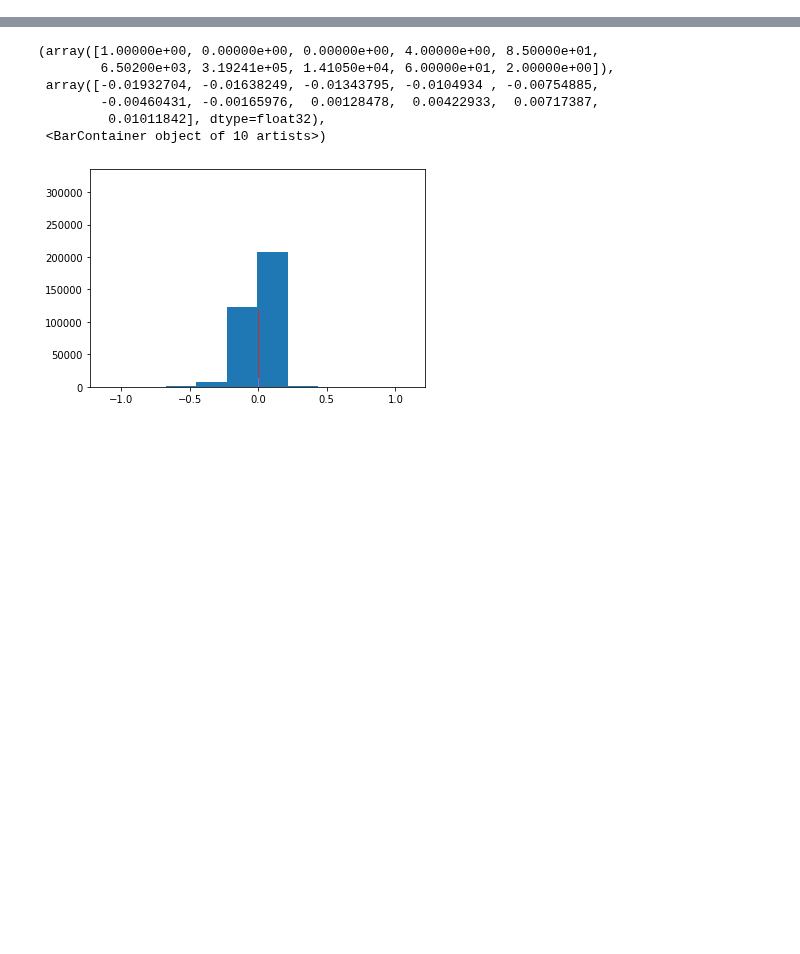
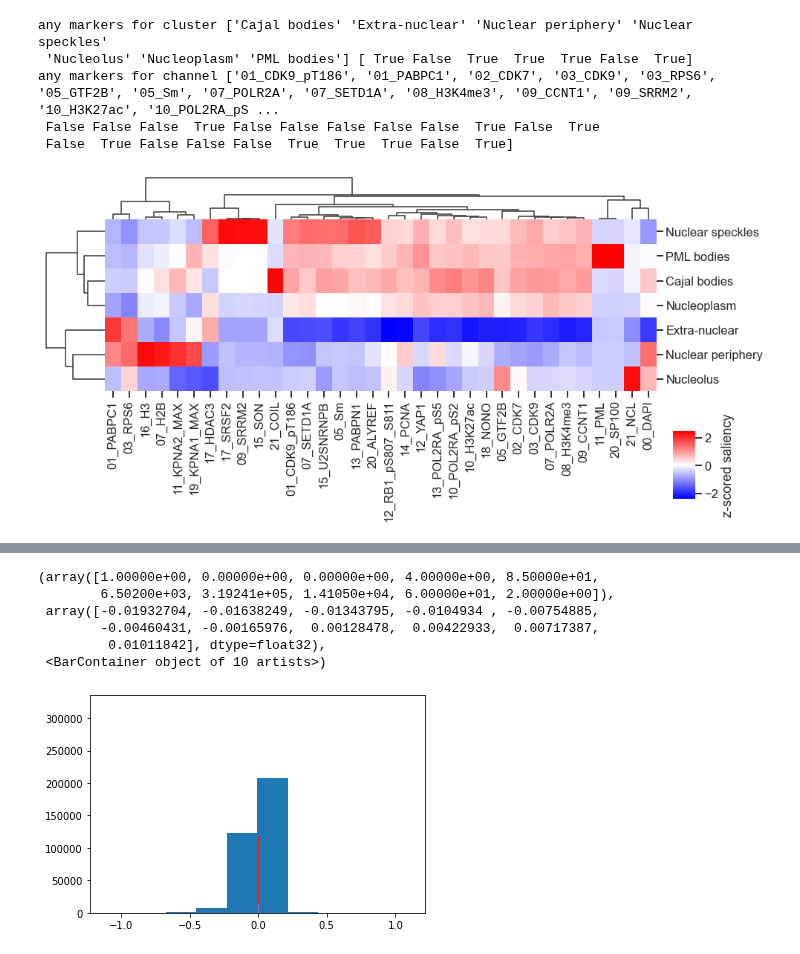
Before and after one commit to theislab/campa_ana, a Jupyter notebook: figure_notebooks/fig1_suppl_saliency.ipynb, the cells around one changed output, grey strips where cells are left out. Cells and saved outputs as stored; diff of their text form; code cells hidden in the pictures; blank space fills up the shorter version.

Commit message:
update saliency figs

```diff
--- a/figure_notebooks/fig1_suppl_saliency.ipynb
+++ b/figure_notebooks/fig1_suppl_saliency.ipynb
@@ -7,6 +13,7 @@ Could also look at neighborhood models and their differences with this.
 # %%
 from campa.constants import campa_config
 from campa.tl import Experiment, Predictor, Cluster
+from campa_ana.constants import SOURCE_DIR
 from campa.data import MPPData
 import os
 from campa.tl._cluster import annotate_clustering
@@ -14,3 +21,8 @@ import numpy as np
 import pandas as pd
 import tensorflow as tf
 import matplotlib.pyplot as plt
+import seaborn as sns
+from pathlib import Path
+
+fig_dir = Path(SOURCE_DIR)/'figures'/'fig1_suppl'
+os.makedirs(str(fig_dir), exist_ok=True)
@@ -79,0 +130,31 @@ annotation = np.array(annotation)
+# %%
+# IG for all
+clusters = np.unique(annotation)
+channels = list(mpp_data.channels.name)
+mean_ig = np.zeros((len(clusters), len(channels)))
+std_ig = np.zeros((len(clusters), len(channels)))
+
+for i,cl in enumerate(clusters):
+    mask = annotation == cl
+    for j, ch in enumerate(channels):
+        mean_ig[i,j] = np.abs(grads[mask][:,:,:,j]).mean()
+        std_ig[i,j] = np.abs(grads[mask][:,:,:,j]).std()
+
+# calculate z-scored mean_ig
+mean_ig = (mean_ig - mean_ig.mean(axis=0, keepdims=True)) / mean_ig.std(axis=0, keepdims=True)
+# %%
+sns.set_context("talk")
+sns.set_style("ticks")
+g = sns.clustermap(mean_ig, cmap="bwr", figsize=[14,7], method='ward', yticklabels=clusters, xticklabels=channels, cbar_kws={'label': 'z-scored saliency'}, tree_kws={'linewidths':1.5}, cbar_pos=(0.86,0.1,0.03,0.18), dendrogram_ratio=(0.1,0.2))
+plt.savefig(fig_dir / 'saliency_zscored.png', dpi=300)
+#g.fig.suptitle('Saliency (z-scored, row-normalised)')
+
+print('any markers for cluster', clusters, (mean_ig > 2).any(axis=1))
+print('any markers for channel', channels, (mean_ig > 2).any(axis=0))
+# %% [output]
+any markers for cluster ['Cajal bodies' 'Extra-nuclear' 'Nuclear periphery' 'Nuclear speckles'
+ 'Nucleolus' 'Nucleoplasm' 'PML bodies'] [ True False  True  True  True False  True]
+any markers for channel ['01_CDK9_pT186', '01_PABPC1', '02_CDK7', '03_CDK9', '03_RPS6', '05_GTF2B', '05_Sm', '07_POLR2A', '07_SETD1A', '08_H3K4me3', '09_CCNT1', '09_SRRM2', '10_H3K27ac', '10_POL2RA_pS ...
+ False False False  True False False False False False  True False  True
+ False  True False False False  True  True  True False  True]
+[figure, added]
```
Also changed, not shown: parts of 27 cells of this notebook, 1 other file.
